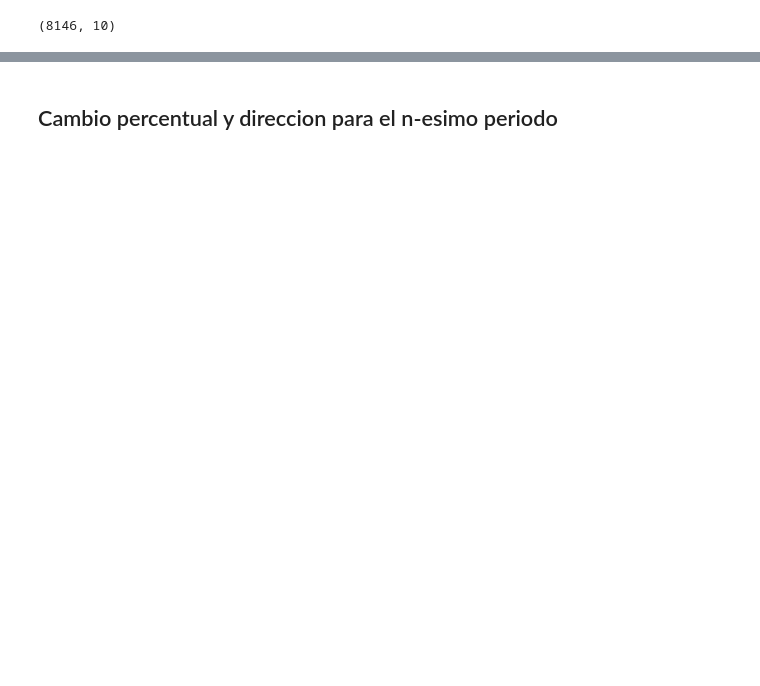
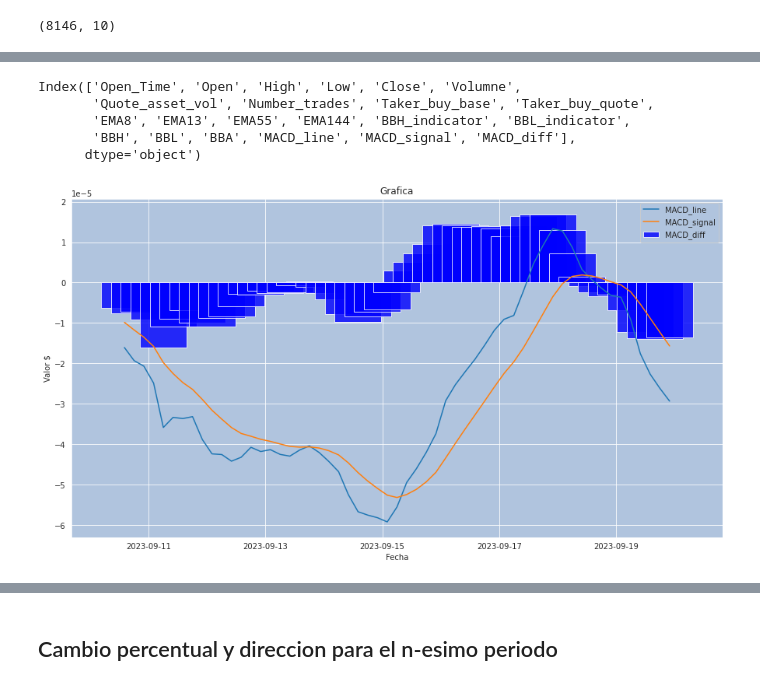
Before and after one commit to HectorLP98/Trading_test, a Jupyter notebook: analisis_historico.ipynb, the cells around one changed output, grey strips where cells are left out. Cells and saved outputs as stored; diff of their text form; code cells hidden in the pictures; blank space fills up the shorter version.

```diff
--- a/analisis_historico.ipynb
+++ b/analisis_historico.ipynb
@@ -202,0 +352,24 @@ plt.show()
+# %%
+col_use = "Close"
+window_slow = 26
+window_fast = 12
+window_sign = 9
+df = put_MACD(df,col_use, window_slow, window_fast, window_sign)
+df.columns
+# %% [output]
+Index(['Open_Time', 'Open', 'High', 'Low', 'Close', 'Volumne',
+       'Quote_asset_vol', 'Number_trades', 'Taker_buy_base', 'Taker_buy_quote',
+       'EMA8', 'EMA13', 'EMA55', 'EMA144', 'BBH_indicator', 'BBL_indicator',
+       'BBH', 'BBL', 'BBA', 'MACD_line', 'MACD_signal', 'MACD_diff'],
+      dtype='object')
+# %%
+start_date = '2023-09-10 10:00:00'
+df_plot = df[df.index>start_date].copy()
+
+columns = ['MACD_line', 'MACD_signal']
+to_hist = "MACD_diff"
+
+plot_line(df_plot,columns,
+              figsize=(15, 8),title="Grafica", make_hist_MACD=to_hist, alpha=0.8,color='b')
+# %% [output]
+[figure, added]
```
Also changed, not shown: parts of 60 cells of this notebook, 1 other file.
